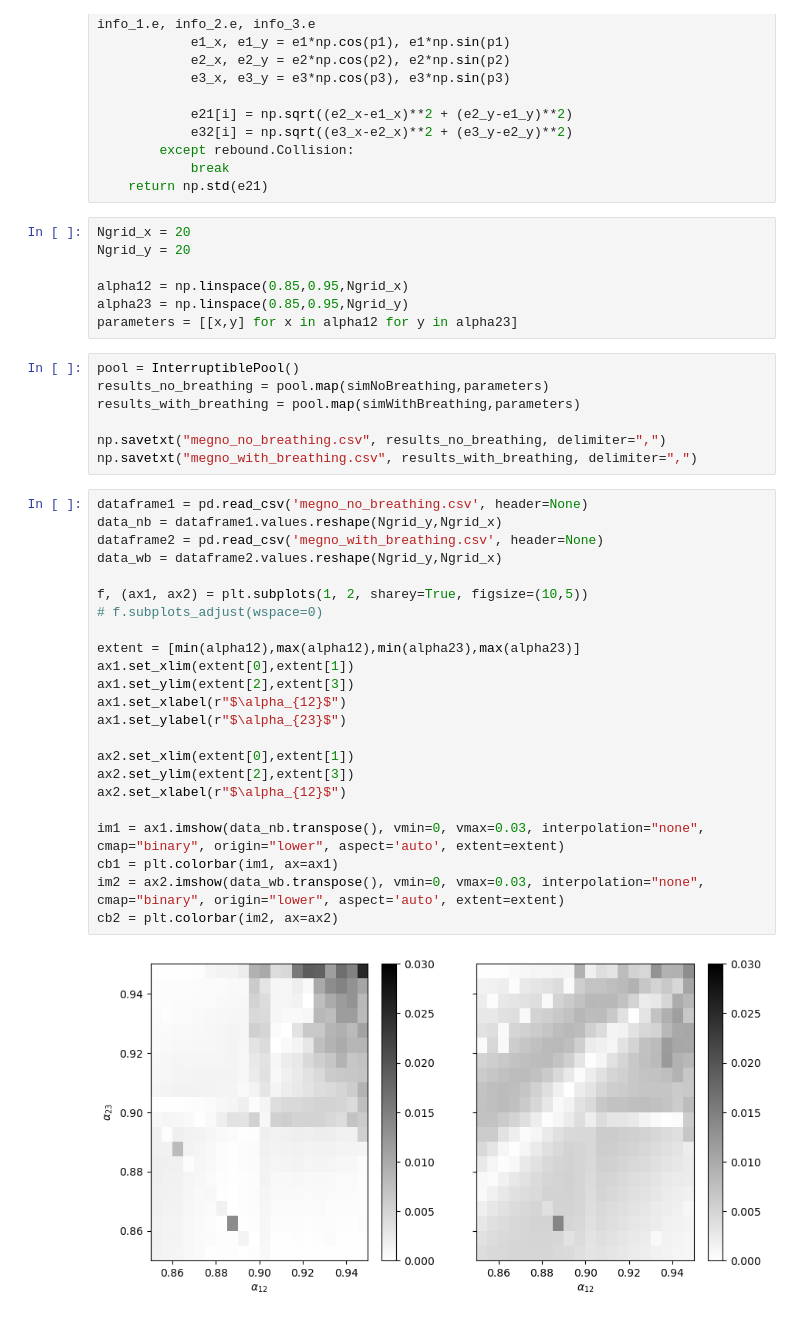
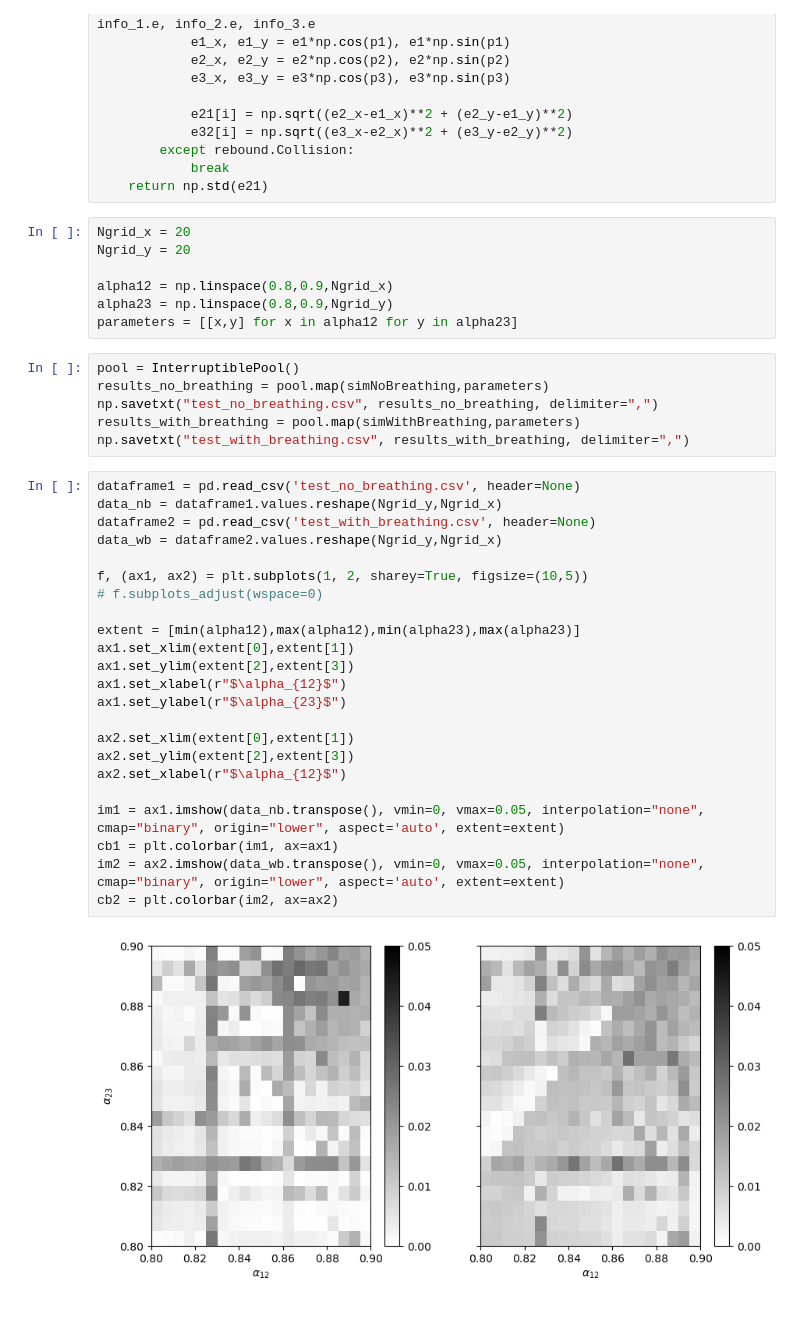
Before and after one commit to EritasY/Chaos, a Jupyter notebook: Breathing effect - test.ipynb, the cells around one changed output. Drawn from its saved outputs; the diff is of its cells as text.

```diff
--- a/Breathing effect - test.ipynb
+++ b/Breathing effect - test.ipynb
@@ -194,41 +213,40 @@ def simWithBreathing(alpha):
 Ngrid_x = 20
 Ngrid_y = 20
 
-alpha12 = np.linspace(0.85,0.95,Ngrid_x)
-alpha23 = np.linspace(0.85,0.95,Ngrid_y)
+alpha12 = np.linspace(0.8,0.9,Ngrid_x)
+alpha23 = np.linspace(0.8,0.9,Ngrid_y)
 parameters = [[x,y] for x in alpha12 for y in alpha23]
 # %%
 pool = InterruptiblePool()
 results_no_breathing = pool.map(simNoBreathing,parameters)
+np.savetxt("test_no_breathing.csv", results_no_breathing, delimiter=",")
 results_with_breathing = pool.map(simWithBreathing,parameters)
-
-np.savetxt("megno_no_breathing.csv", results_no_breathing, delimiter=",")
-np.savetxt("megno_with_breathing.csv", results_with_breathing, delimiter=",")
+np.savetxt("test_with_breathing.csv", results_with_breathing, delimiter=",")
 # %%
-dataframe1 = pd.read_csv('megno_no_breathing.csv', header=None)
+dataframe1 = pd.read_csv('test_no_breathing.csv', header=None)
 data_nb = dataframe1.values.reshape(Ngrid_y,Ngrid_x)
-dataframe2 = pd.read_csv('megno_with_breathing.csv', header=None)
+dataframe2 = pd.read_csv('test_with_breathing.csv', header=None)
 data_wb = dataframe2.values.reshape(Ngrid_y,Ngrid_x)
 
 f, (ax1, ax2) = plt.subplots(1, 2, sharey=True, figsize=(10,5))
 # f.subplots_adjust(wspace=0)
 
 extent = [min(alpha12),max(alpha12),min(alpha23),max(alpha23)]
 ax1.set_xlim(extent[0],extent[1])
 ax1.set_ylim(extent[2],extent[3])
 ax1.set_xlabel(r"$\alpha_{12}$")
 ax1.set_ylabel(r"$\alpha_{23}$")
 
 ax2.set_xlim(extent[0],extent[1])
 ax2.set_ylim(extent[2],extent[3])
 ax2.set_xlabel(r"$\alpha_{12}$")
 
-im1 = ax1.imshow(data_nb.transpose(), vmin=0, vmax=0.03, interpolation="none", cmap="binary", origin="lower", aspect='auto', extent=extent)
+im1 = ax1.imshow(data_nb.transpose(), vmin=0, vmax=0.05, interpolation="none", cmap="binary", origin="lower", aspect='auto', extent=extent)
 cb1 = plt.colorbar(im1, ax=ax1)
-im2 = ax2.imshow(data_wb.transpose(), vmin=0, vmax=0.03, interpolation="none", cmap="binary", origin="lower", aspect='auto', extent=extent)
+im2 = ax2.imshow(data_wb.transpose(), vmin=0, vmax=0.05, interpolation="none", cmap="binary", origin="lower", aspect='auto', extent=extent)
 cb2 = plt.colorbar(im2, ax=ax2)
 # %% [output]
-[figure, old version]
+[figure, new version]
 # %%
 f, (ax1, ax2) = plt.subplots(1, 2, sharey=True, figsize=(10,5))
 # f.subplots_adjust(wspace=0)
```
Also changed, not shown: parts of 3 cells of this notebook, 3 other files.
